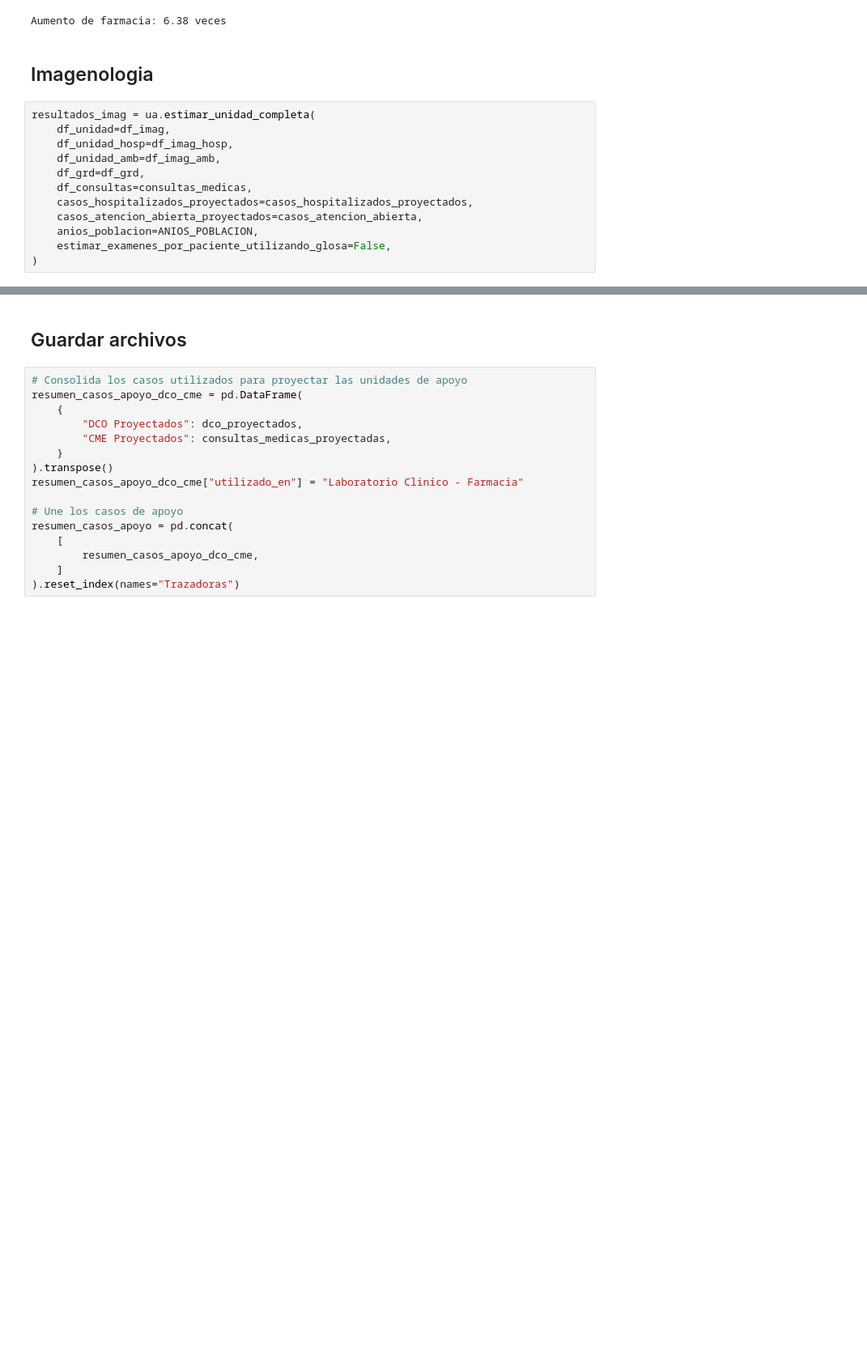
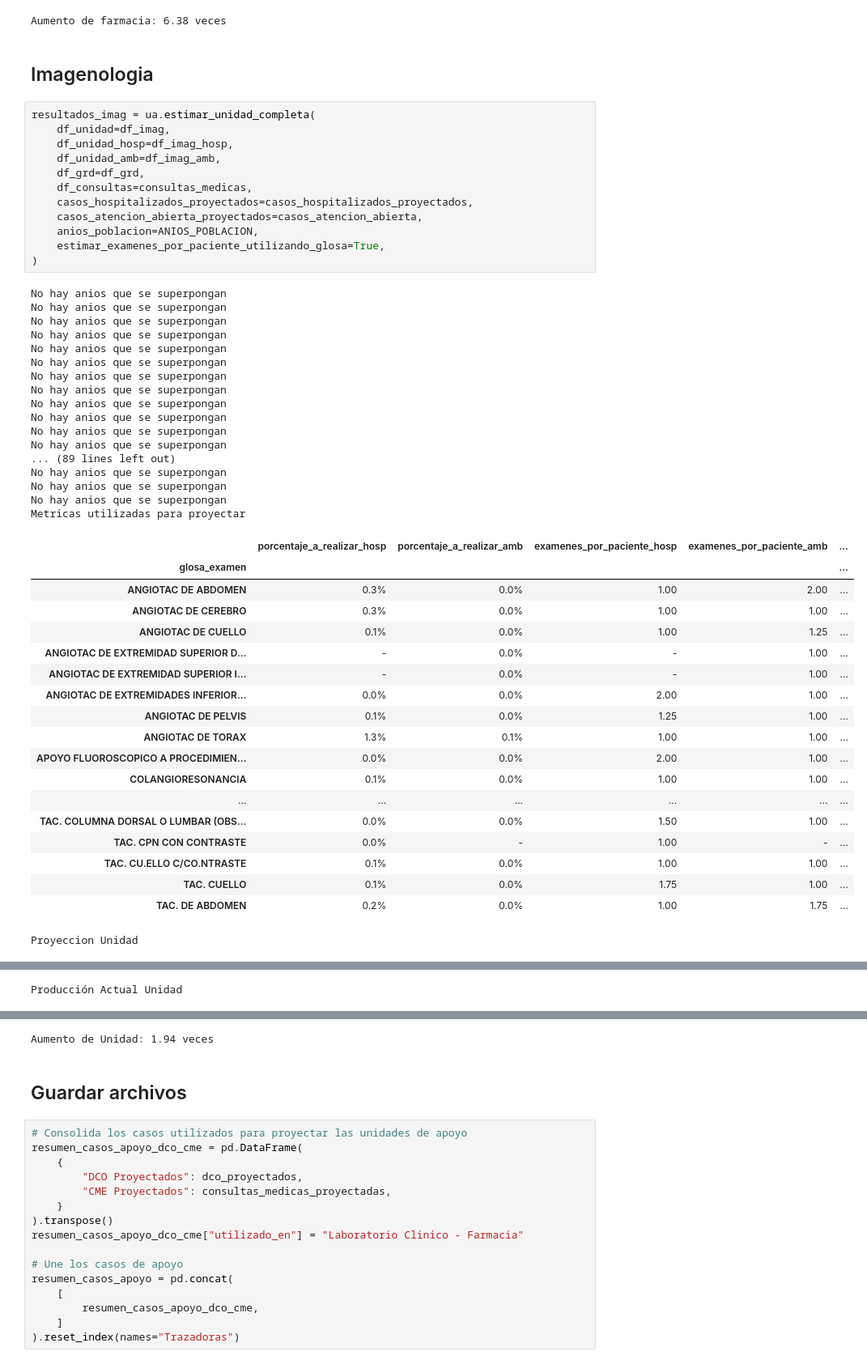
Before and after one commit to JavierRojas14/proyeccion-rdr, a Jupyter notebook: notebooks/6.0-jrb-support-units-percentajes.ipynb, the cells around one changed output, grey strips where cells are left out. Shown: that part at 81% size. Drawn from its saved outputs; the diff is of its cells as text; blank space fills up the shorter version.

Commit message:
Proyecta imagenologia

```diff
--- a/notebooks/6.0-jrb-support-units-percentajes.ipynb
+++ b/notebooks/6.0-jrb-support-units-percentajes.ipynb
@@ -330,12 +330,49 @@ Aumento de farmacia: 6.38 veces
 # %%
 resultados_imag = ua.estimar_unidad_completa(
     df_unidad=df_imag,
     df_unidad_hosp=df_imag_hosp,
     df_unidad_amb=df_imag_amb,
     df_grd=df_grd,
     df_consultas=consultas_medicas,
     casos_hospitalizados_proyectados=casos_hospitalizados_proyectados,
     casos_atencion_abierta_proyectados=casos_atencion_abierta,
     anios_poblacion=ANIOS_POBLACION,
-    estimar_examenes_por_paciente_utilizando_glosa=False,
+    estimar_examenes_por_paciente_utilizando_glosa=True,
 )
+# %% [output]
+No hay anios que se superpongan
+No hay anios que se superpongan
+No hay anios que se superpongan
+No hay anios que se superpongan
+No hay anios que se superpongan
+No hay anios que se superpongan
+No hay anios que se superpongan
+No hay anios que se superpongan
+No hay anios que se superpongan
+No hay anios que se superpongan
+No hay anios que se superpongan
+No hay anios que se superpongan
+... (89 lines left out)
+No hay anios que se superpongan
+No hay anios que se superpongan
+No hay anios que se superpongan
+Metricas utilizadas para proyectar
+|  | porcentaje_a_realizar_hosp | porcentaje_a_realizar_amb | examenes_por_paciente_hosp | examenes_por_paciente_amb | ... |
+| glosa_examen |  |  |  |  | ... |
+| ANGIOTAC DE ABDOMEN | 0.3% | 0.0% | 1.00 | 2.00 | ... |
+| ANGIOTAC DE CEREBRO | 0.3% | 0.0% | 1.00 | 1.00 | ... |
+| ANGIOTAC DE CUELLO | 0.1% | 0.0% | 1.00 | 1.25 | ... |
+| ANGIOTAC DE EXTREMIDAD SUPERIOR D... | - | 0.0% | - | 1.00 | ... |
+| ANGIOTAC DE EXTREMIDAD SUPERIOR I... | - | 0.0% | - | 1.00 | ... |
+| ANGIOTAC DE EXTREMIDADES INFERIOR... | 0.0% | 0.0% | 2.00 | 1.00 | ... |
+| ANGIOTAC DE PELVIS | 0.1% | 0.0% | 1.25 | 1.00 | ... |
+| ANGIOTAC DE TORAX | 1.3% | 0.1% | 1.00 | 1.00 | ... |
+| APOYO FLUOROSCOPICO A PROCEDIMIEN... | 0.0% | 0.0% | 2.00 | 1.00 | ... |
+| COLANGIORESONANCIA | 0.1% | 0.0% | 1.00 | 1.00 | ... |
+| ... | ... | ... | ... | ... | ... |
+| TAC. COLUMNA DORSAL O LUMBAR (OBS... | 0.0% | 0.0% | 1.50 | 1.00 | ... |
+| TAC. CPN CON CONTRASTE | 0.0% | - | 1.00 | - | ... |
+| TAC. CU.ELLO C/CO.NTRASTE | 0.1% | 0.0% | 1.00 | 1.00 | ... |
+| TAC. CUELLO | 0.1% | 0.0% | 1.75 | 1.00 | ... |
+| TAC. DE ABDOMEN | 0.2% | 0.0% | 1.00 | 1.75 | ... |
+Proyeccion Unidad
@@ -341,0 +383 @@ resultados_imag = ua.estimar_unidad_completa(
+Producción Actual Unidad
@@ -342,3 +391,4 @@ resultados_imag = ua.estimar_unidad_completa(
+Aumento de Unidad: 1.94 veces
 # %% [markdown]
 ## Guardar archivos
 # %%
```
Also changed, not shown: parts of 1 cell of this notebook, 1 other file.
